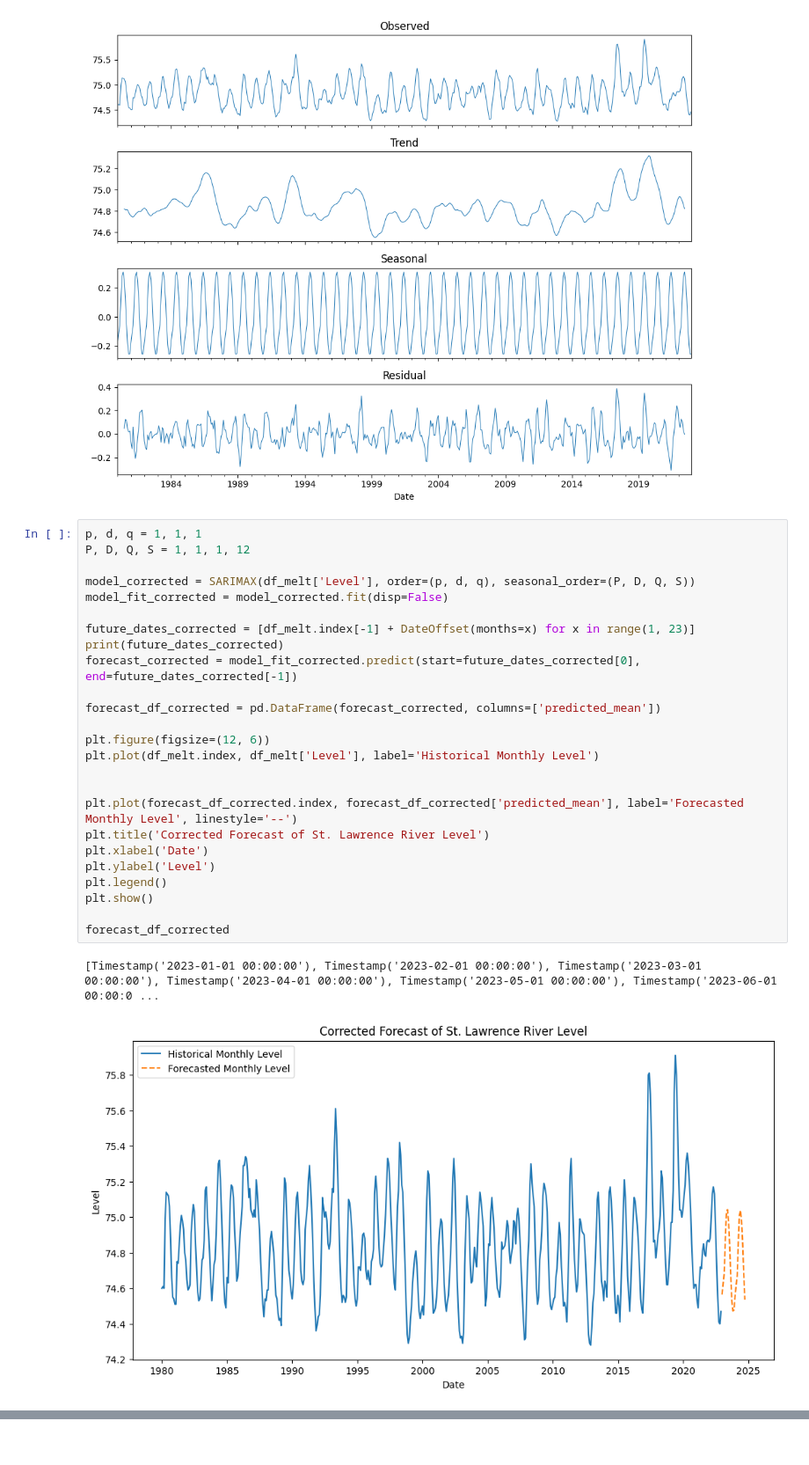
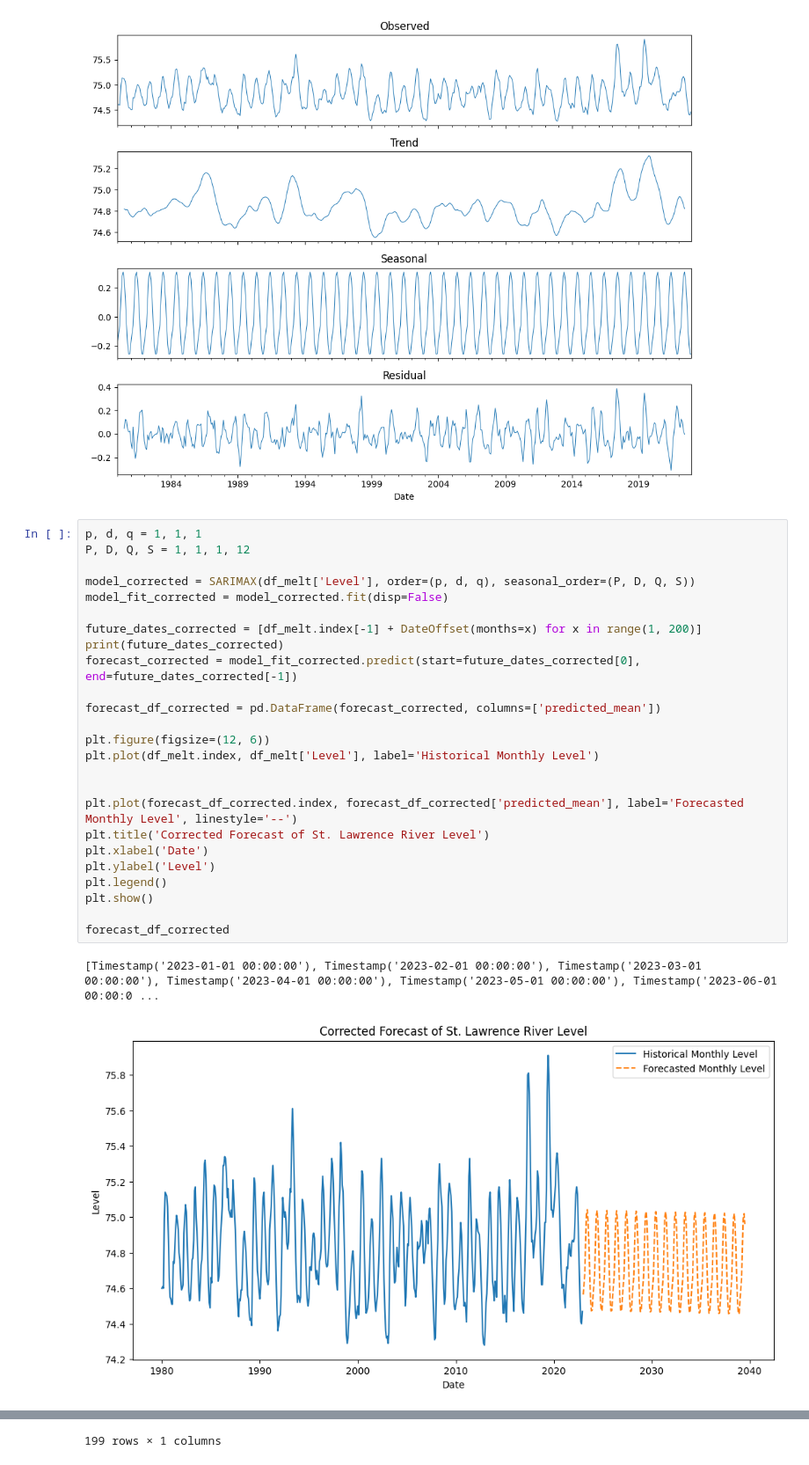
Before and after one commit to zihan-j-zhao/mcm-lake-models, a Jupyter notebook: water_level.ipynb, the cells around one changed output, grey strips where cells are left out. Shown at 88% size. Drawn from its saved outputs; the diff is of its cells as text.

```diff
--- a/water_level.ipynb
+++ b/water_level.ipynb
@@ -103,31 +103,31 @@ plt.show()
 # %%
 p, d, q = 1, 1, 1
 P, D, Q, S = 1, 1, 1, 12
 
 model_corrected = SARIMAX(df_melt['Level'], order=(p, d, q), seasonal_order=(P, D, Q, S))
 model_fit_corrected = model_corrected.fit(disp=False)
 
-future_dates_corrected = [df_melt.index[-1] + DateOffset(months=x) for x in range(1, 23)]
+future_dates_corrected = [df_melt.index[-1] + DateOffset(months=x) for x in range(1, 200)]
 print(future_dates_corrected)
 forecast_corrected = model_fit_corrected.predict(start=future_dates_corrected[0], end=future_dates_corrected[-1])
 
 forecast_df_corrected = pd.DataFrame(forecast_corrected, columns=['predicted_mean'])
 
 plt.figure(figsize=(12, 6))
 plt.plot(df_melt.index, df_melt['Level'], label='Historical Monthly Level')
 
 
 plt.plot(forecast_df_corrected.index, forecast_df_corrected['predicted_mean'], label='Forecasted Monthly Level', linestyle='--')
 plt.title('Corrected Forecast of St. Lawrence River Level')
 plt.xlabel('Date')
 plt.ylabel('Level')
 plt.legend()
 plt.show()
 
 forecast_df_corrected
 # %% [output]
 [Timestamp('2023-01-01 00:00:00'), Timestamp('2023-02-01 00:00:00'), Timestamp('2023-03-01 00:00:00'), Timestamp('2023-04-01 00:00:00'), Timestamp('2023-05-01 00:00:00'), Timestamp('2023-06-01 00:00:0 ...
-[figure, old version]
+[figure, new version]
 |  | predicted_mean |
 | 2023-01-01 | 74.564718 |
 | 2023-02-01 | 74.626768 |
@@ -147,0 +143 @@ forecast_df_corrected
+199 rows × 1 columns
```
Also changed, not shown: parts of 1 cell of this notebook, 2 other files.
